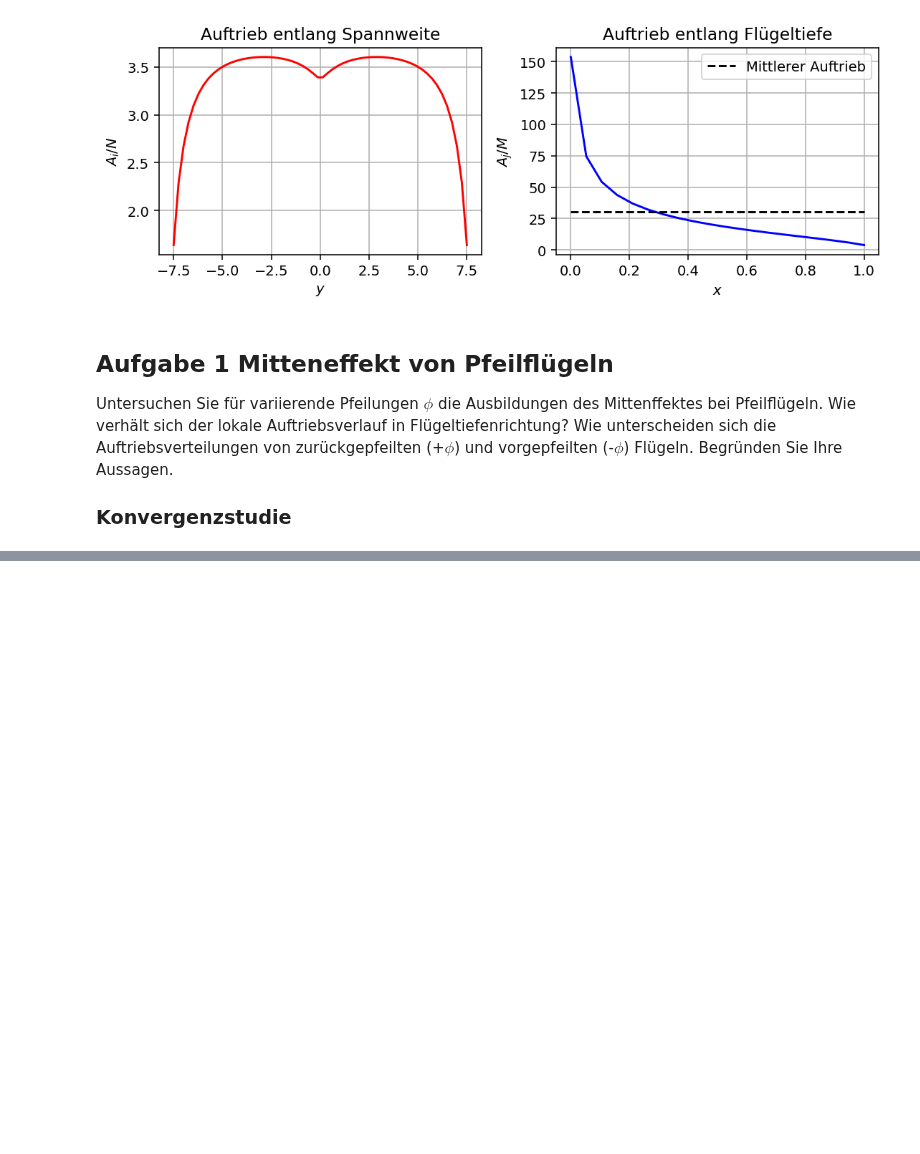
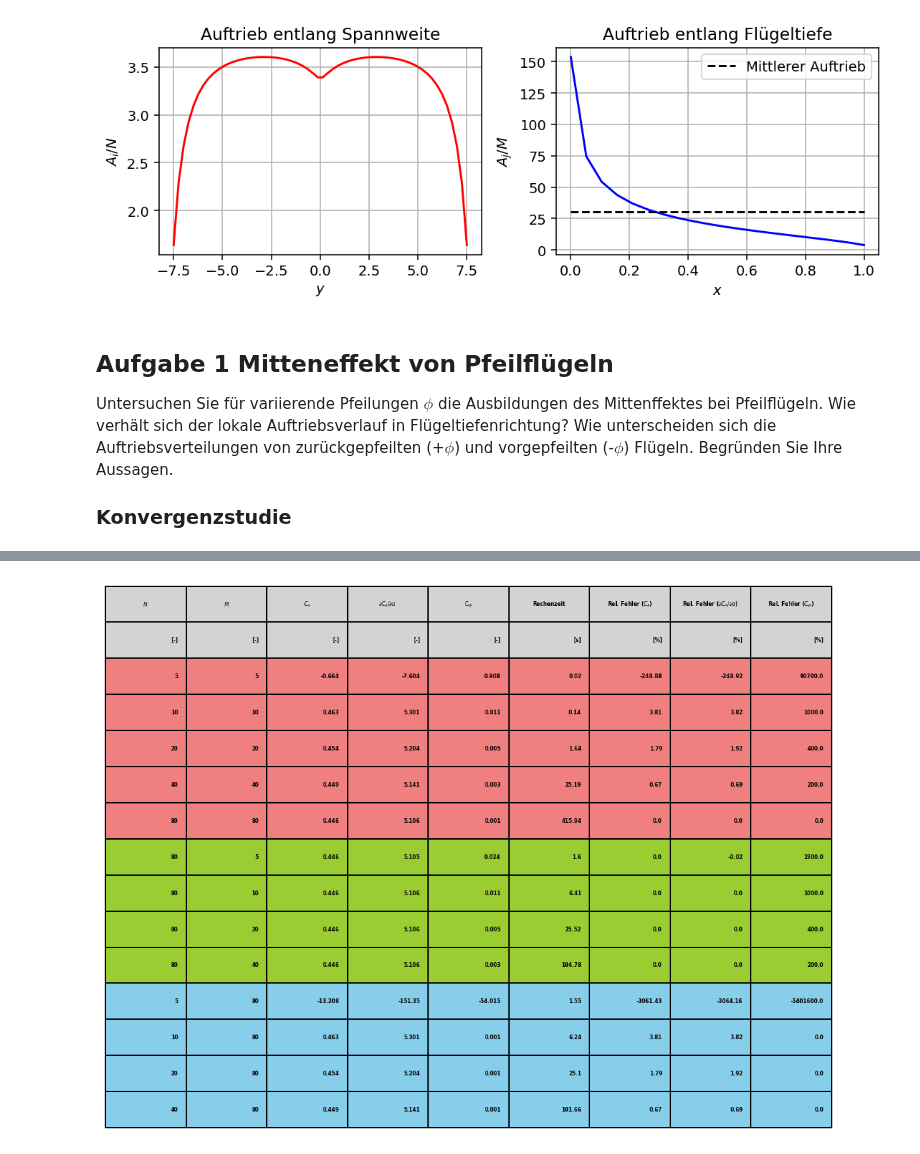
Before and after one commit to AntonSchreiber/aero-lecture, a Jupyter notebook: notebooks_solved/uebung6_VLM.ipynb, the cells around one changed output, grey strips where cells are left out. Cells and saved outputs as stored; diff of their text form; code cells hidden in the pictures; blank space fills up the shorter version.

Commit message:
[WIP] table

```diff
--- a/notebooks_solved/uebung6_VLM.ipynb
+++ b/notebooks_solved/uebung6_VLM.ipynb
@@ -473,0 +508,47 @@ results
+# %%
+# Index vom Referenzwert finden (maximales N und M)
+max_index = max(range(1, len(results_dict['$N$'])), key=lambda i: (results_dict['$N$'][i], results_dict['$M$'][i]))
+reference_CA = results_dict['$C_A$'][max_index]
+reference_CA_alpha = results_dict['$\\partial C_A / \\partial \\alpha$'][max_index]
+reference_CW = results_dict['$C_W$'][max_index]
+
+# Listen für relative Fehler initialiseren
+relative_errors_CA = []
+relative_errors_CA_alpha = []
+relative_errors_CW = []
+
+for i in range(1, len(results_dict['$N$'])):
+    # Relativer Fehler: ((akt. Wert - Referenzwert) / |Referenzwert|) * 100
+    relative_errors_CA.append(round(((results_dict['$C_A$'][i] - reference_CA) / abs(reference_CA)) * 100, 2))
+    relative_errors_CA_alpha.append(round(((results_dict['$\\partial C_A / \\partial \\alpha$'][i] - reference_CA_alpha) / abs(reference_CA_alpha)) * 100, 2))
+    relative_errors_CW.append(round(((results_dict['$C_W$'][i] - reference_CW) / abs(reference_CW)) * 100, 2))
+
+# Ergebnise zum results_dict hinzufügen
+results_dict[r'Rel. Fehler ($C_A$)'] = ['[%]'] + relative_errors_CA
+results_dict[r'Rel. Fehler ($\partial C_A / \partial \alpha$)'] = ['[%]'] + relative_errors_CA_alpha
+results_dict[r'Rel. Fehler ($C_W$)'] = ['[%]'] + relative_errors_CW
+# %%
+from matplotlib import font_manager
+
+# Ergebnisse plotten
+fig= plt.figure(figsize=(10, 5))
+colColours = ["lightgray", "lightgray", "lightcoral", "lightcoral", "lightcoral", "lightcoral", "lightcoral", "yellowgreen", "yellowgreen", "yellowgreen", "yellowgreen", "skyblue", "skyblue", "skyblue", "skyblue"]
+
+# Erstelle ein DataFrame
+df = pd.DataFrame(results_dict)
+
+# Erstelle die Tabelle
+plt.axis('tight')
+plt.axis('off')
+table = plt.table(cellText=df.values, colLabels=df.columns, cellLoc='right', loc='center', fontsize=12)
+
+# Zell-Eigenschaften anpassen
+for key, cell in table.get_celld().items():
+    cell.set_height(0.1)
+    cell.get_text().set_weight('bold')
+
+for col in range(9):
+    for row, color in enumerate(colColours):
+        table[(row, col)].set_facecolor(color)
+# %% [output]
+[figure, added]
```
Also changed, not shown: parts of 3 cells of this notebook, 1 other file.
